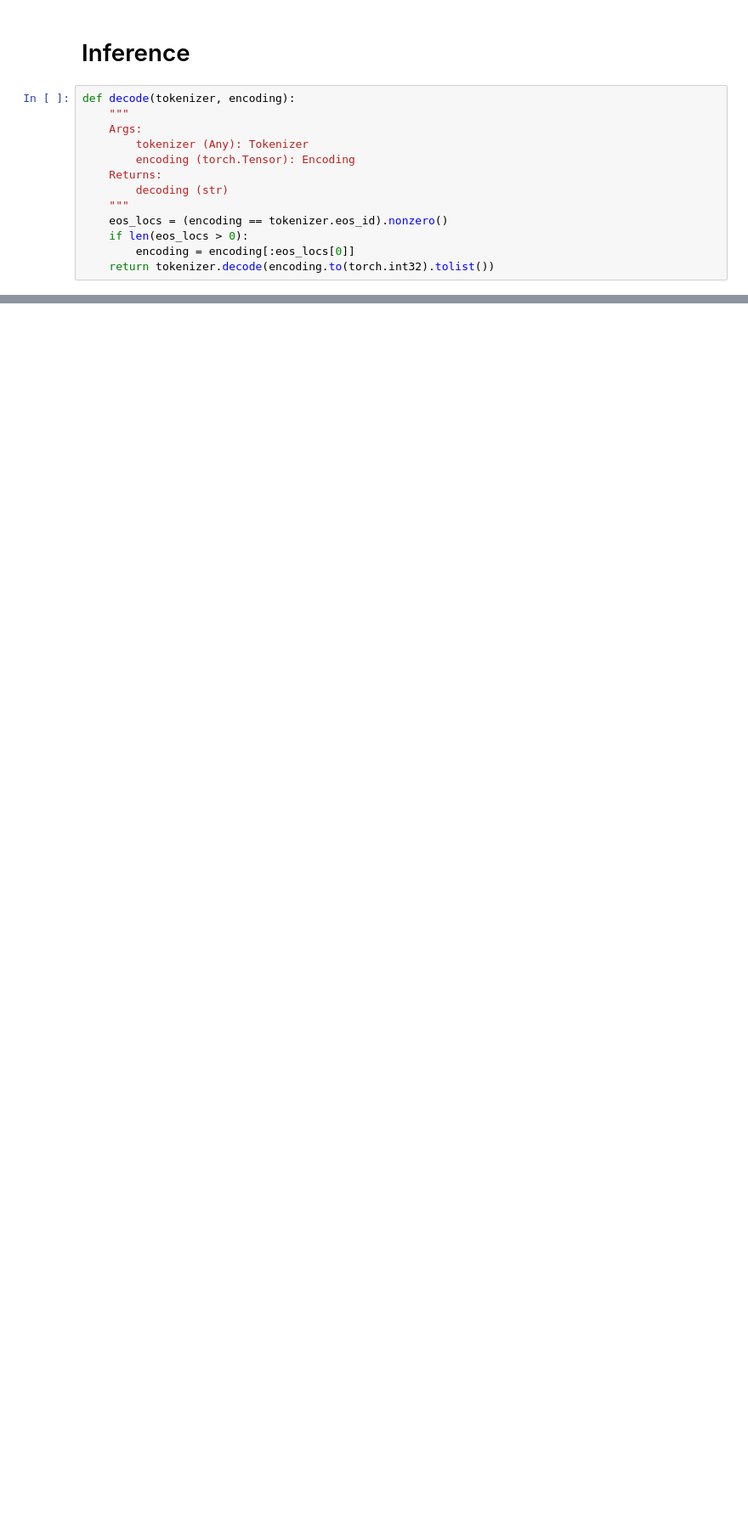
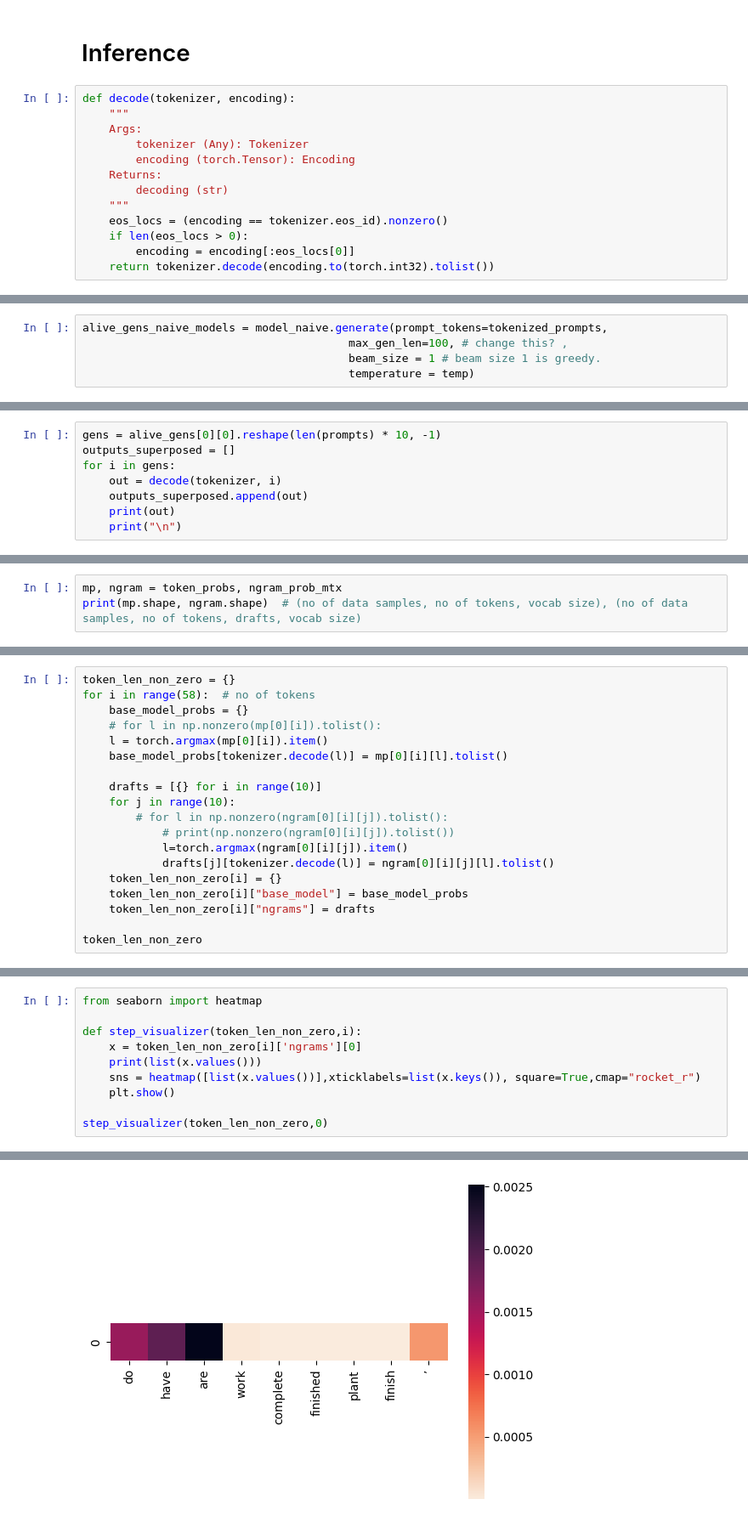
Before and after one commit to AmballaAvinash/SuperposedDecoding, a Jupyter notebook: superposed/notebooks/custom.ipynb, the cells around one changed output, grey strips where cells are left out. Shown: that part at 85% size. Cells and saved outputs as stored; diff of their text form; blank space fills up the shorter version.

```diff
--- a/superposed/notebooks/custom.ipynb
+++ b/superposed/notebooks/custom.ipynb
@@ -178,0 +318,5 @@ tokenized_prompts = tokenizer.encode(prompts, True, False)
+# %%
+alive_gens_naive_models = model_naive.generate(prompt_tokens=tokenized_prompts,
+                                        max_gen_len=100, # change this? ,
+                                        beam_size = 1 # beam size 1 is greedy.
+                                        temperature = temp)
@@ -178,0 +396,8 @@ tokenized_prompts = tokenizer.encode(prompts, True, False)
+# %%
+gens = alive_gens[0][0].reshape(len(prompts) * 10, -1)
+outputs_superposed = []
+for i in gens:
+    out = decode(tokenizer, i)
+    outputs_superposed.append(out)
+    print(out)
+    print("\n")
@@ -178,0 +443,3 @@ tokenized_prompts = tokenizer.encode(prompts, True, False)
+# %%
+mp, ngram = token_probs, ngram_prob_mtx
+print(mp.shape, ngram.shape)  # (no of data samples, no of tokens, vocab size), (no of data samples, no of tokens, drafts, vocab size)
@@ -178,0 +448,19 @@ tokenized_prompts = tokenizer.encode(prompts, True, False)
+# %%
+token_len_non_zero = {}
+for i in range(58):  # no of tokens
+    base_model_probs = {}
+    # for l in np.nonzero(mp[0][i]).tolist():
+    l = torch.argmax(mp[0][i]).item()
+    base_model_probs[tokenizer.decode(l)] = mp[0][i][l].tolist()
+
+    drafts = [{} for i in range(10)]
+    for j in range(10):
+        # for l in np.nonzero(ngram[0][i][j]).tolist():
+            # print(np.nonzero(ngram[0][i][j]).tolist())
+            l=torch.argmax(ngram[0][i][j]).item()
+            drafts[j][tokenizer.decode(l)] = ngram[0][i][j][l].tolist()
+    token_len_non_zero[i] = {}
+    token_len_non_zero[i]["base_model"] = base_model_probs
+    token_len_non_zero[i]["ngrams"] = drafts
+
+token_len_non_zero
@@ -190,3 +516,14 @@ alive_gens_no_ngram, _ = model.sup_generate(prompt_tokens=tokenized_prompts,
                                         get_time=False,
                                         penalty=200,
                                         get_model_probs=False)
+# %%
+from seaborn import heatmap
+
+def step_visualizer(token_len_non_zero,i):
+    x = token_len_non_zero[i]['ngrams'][0]
+    print(list(x.values()))
+    sns = heatmap([list(x.values())],xticklabels=list(x.keys()), square=True,cmap="rocket_r")
+    plt.show()
+
+step_visualizer(token_len_non_zero,0)
+# %% [output]
@@ -192,0 +531 @@ alive_gens_no_ngram, _ = model.sup_generate(prompt_tokens=tokenized_prompts,
+[figure, added]
```
Also changed, not shown: parts of 28 cells of this notebook.
